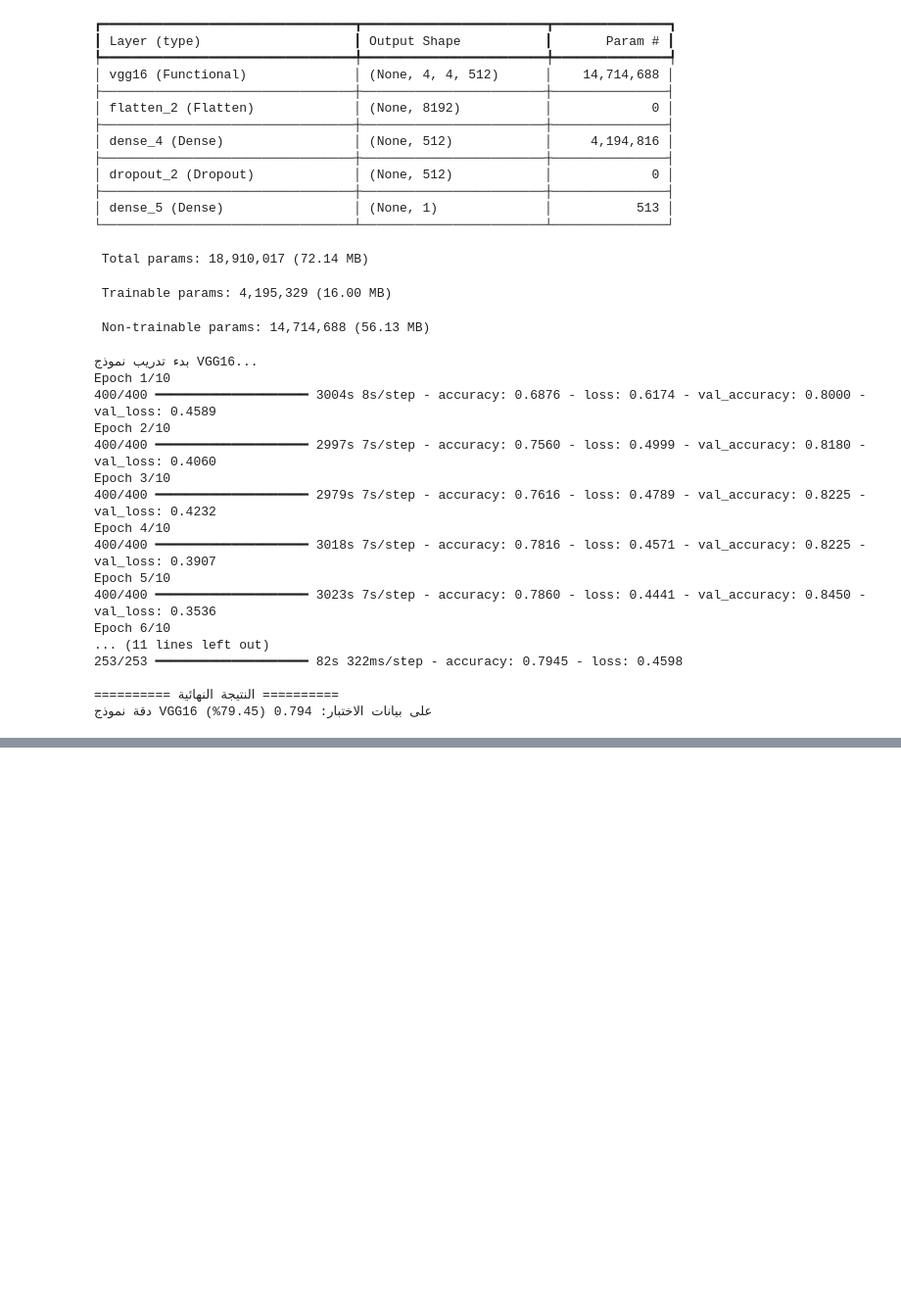
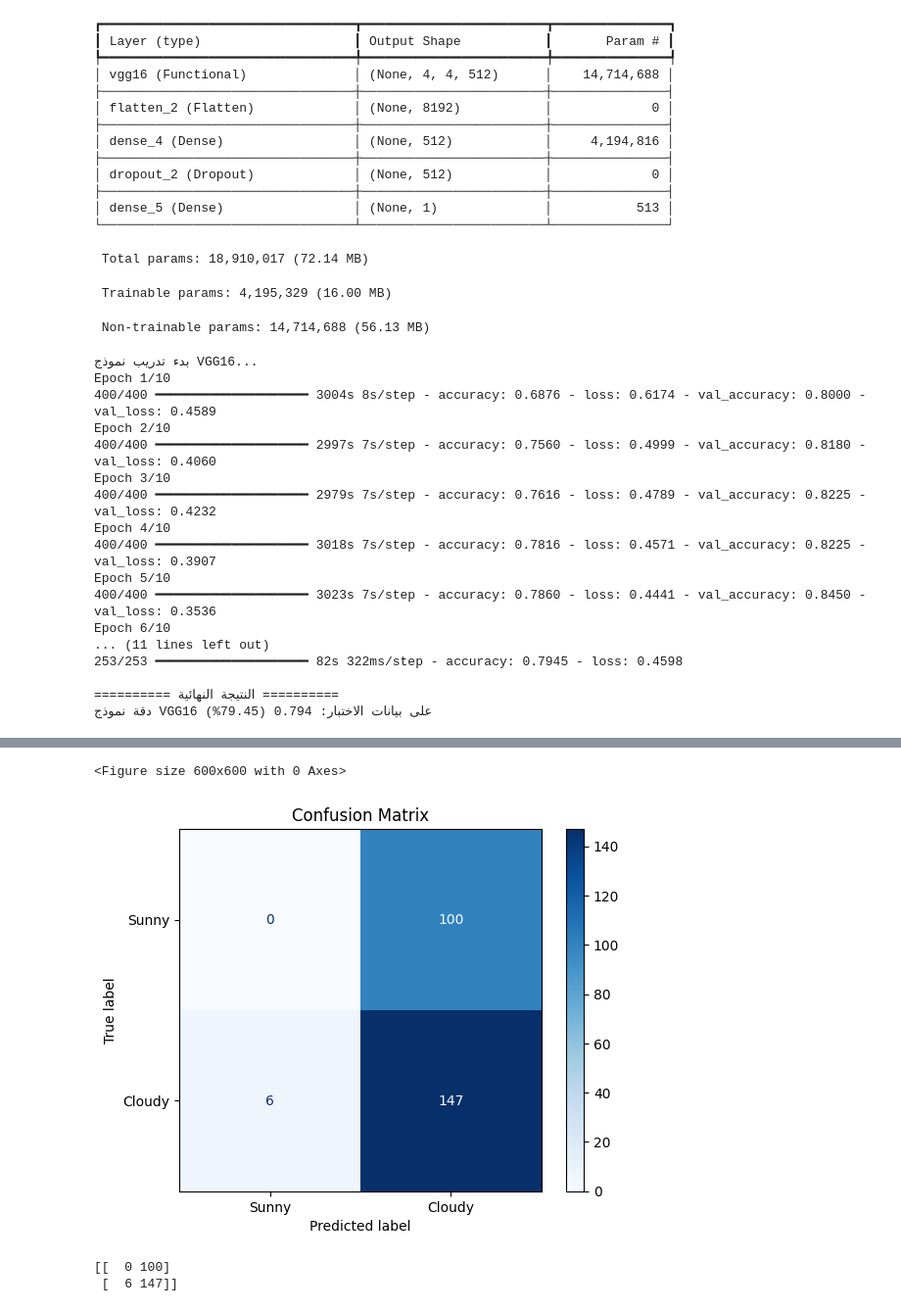
Before and after one commit to slwlil1/Weather-Classification-CNN, a Jupyter notebook: Copy_of_Untitled1.ipynb, the cells around one changed output, grey strips where cells are left out. Shown at 98% size. Cells and saved outputs as stored; diff of their text form; code cells hidden in the pictures; blank space fills up the shorter version.

```diff
--- a/Copy_of_Untitled1.ipynb
+++ b/Copy_of_Untitled1.ipynb
@@ -324,3 +266,49 @@ Epoch 6/10
 
 ========== النتيجة النهائية ==========
 دقة نموذج VGG16 على بيانات الاختبار: 0.794 (79.45%)
+# %%
+import numpy as np
+import matplotlib.pyplot as plt
+from sklearn.metrics import confusion_matrix, ConfusionMatrixDisplay
+from tensorflow.keras.preprocessing.image import ImageDataGenerator
+from tensorflow.keras.applications import VGG16
+from tensorflow.keras.models import Model
+from tensorflow.keras.layers import Dense, GlobalAveragePooling2D
+
+base_model = VGG16(weights='imagenet', include_top=False, input_shape=(150,150,3))
+x = base_model.output
+x = GlobalAveragePooling2D()(x)
+x = Dense(512, activation='relu')(x)
+predictions = Dense(1, activation='sigmoid')(x)
+model = Model(inputs=base_model.input, outputs=predictions)
+
+for layer in base_model.layers:
+    layer.trainable = False
+
+model.compile(optimizer='adam', loss='binary_crossentropy', metrics=['accuracy'])
+
+test_dir = '/content/weather_data/test'
+test_datagen = ImageDataGenerator(rescale=1./255)
+test_generator = test_datagen.flow_from_directory(
+    test_dir,
+    target_size=(150, 150),
+    batch_size=1,
+    class_mode='binary',
+    shuffle=False
+)
+
+Y_pred = model.predict(test_generator)
+y_pred = (Y_pred > 0.5).astype(int).flatten()
+y_true = test_generator.classes
+
+cm = confusion_matrix(y_true, y_pred)
+disp = ConfusionMatrixDisplay(confusion_matrix=cm, display_labels=['Sunny', 'Cloudy'])
+
+plt.figure(figsize=(6,6))
+disp.plot(cmap='Blues')
+plt.title('Confusion Matrix')
+plt.savefig('confusion_matrix_final.png', dpi=300, bbox_inches='tight')
+plt.show()
+
+print(cm)
+# %% [output]
@@ -326,0 +317,4 @@ Epoch 6/10
+<Figure size 600x600 with 0 Axes>
+[figure, added]
+[[  0 100]
+ [  6 147]]
```
Also changed, not shown: parts of 7 cells of this notebook.
